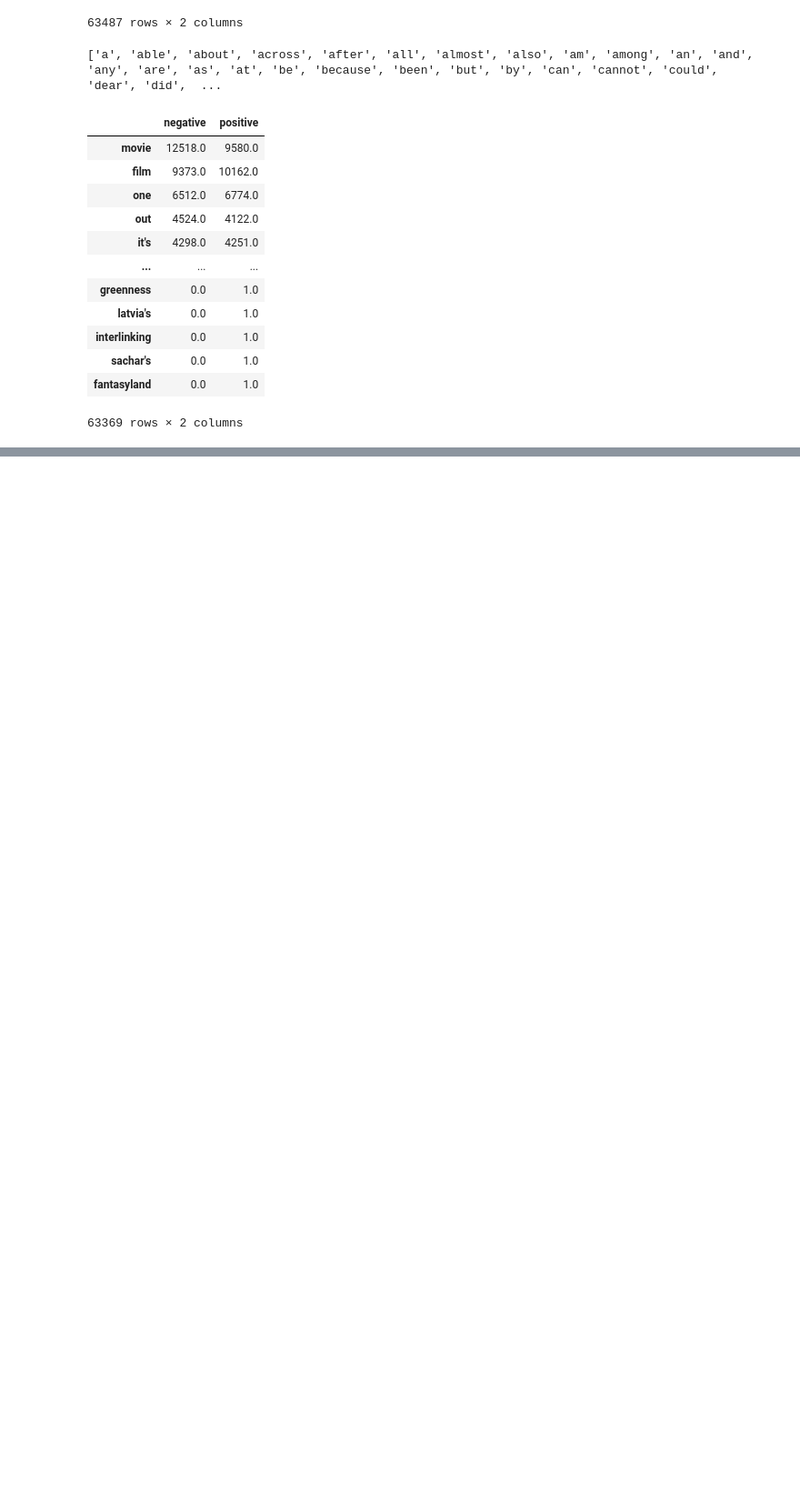
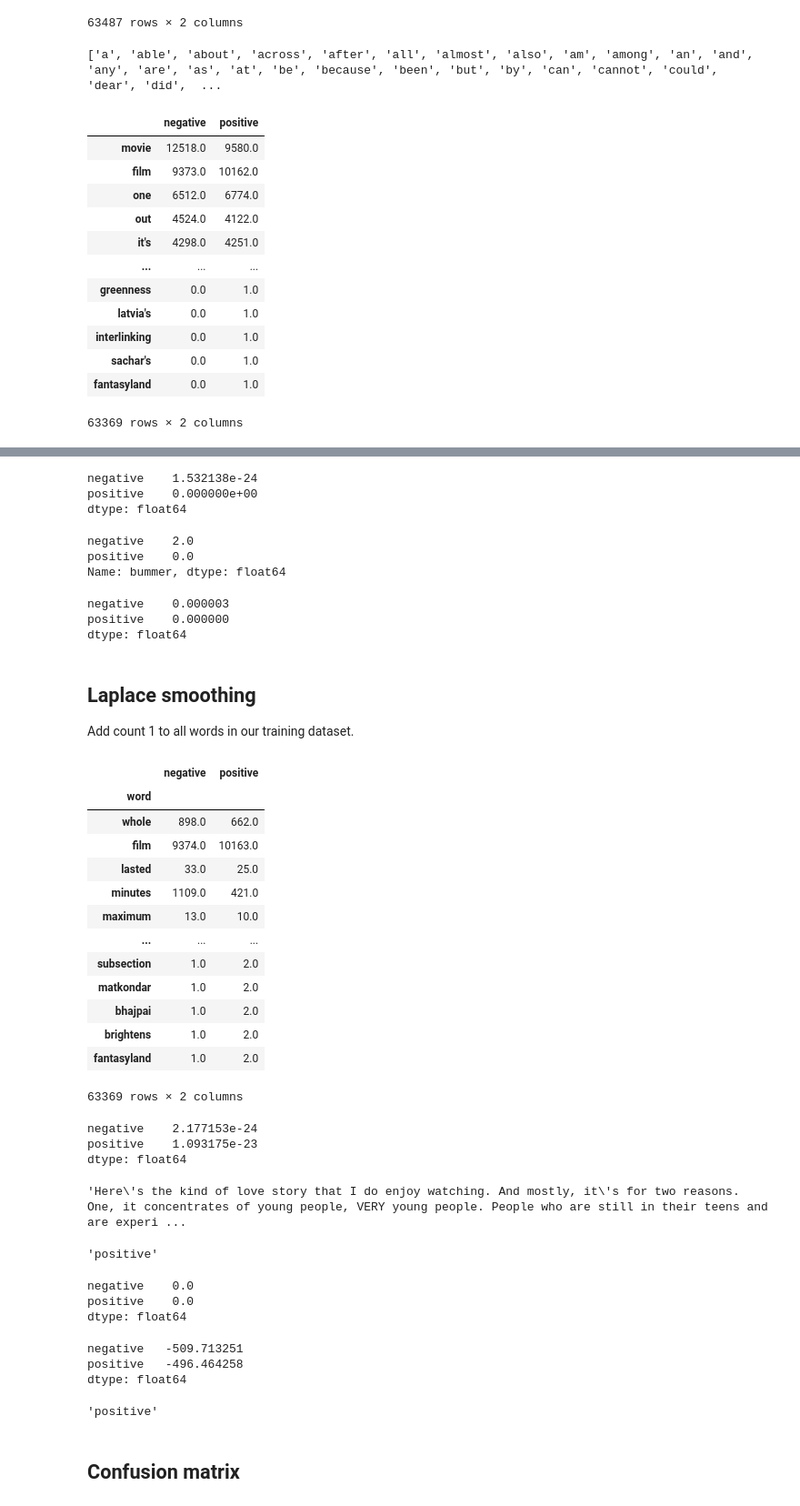
Before and after one commit to MTH548/MTH548, a Jupyter notebook: docs/_static/weekly_notebooks/week_12_class.ipynb, the cells around one changed output, grey strips where cells are left out. Shown at 91% size. Drawn from its saved outputs; the diff is of its cells as text; code cells hidden in the pictures; blank space fills up the shorter version.

```diff
--- a/docs/_static/weekly_notebooks/week_12_class.ipynb
+++ b/docs/_static/weekly_notebooks/week_12_class.ipynb
@@ -426,0 +582,41 @@ word_counts.sort_values(by="negative", ascending=False)
+# %%
+probs = prod([word_prob(w) for w in words if w in word_counts.index])*class_probs
+probs
+# %% [output]
+negative    1.532138e-24
+positive    0.000000e+00
+dtype: float64
+# %%
+word_counts.loc["bummer"]
+# %% [output]
+negative    2.0
+positive    0.0
+Name: bummer, dtype: float64
+# %%
+word_prob("bummer")
+# %% [output]
+negative    0.000003
+positive    0.000000
+dtype: float64
+# %% [markdown]
+## Laplace smoothing
+
+Add count 1 to all words in our training dataset.
+# %%
+word_counts_lap = word_counts + 1
+word_counts_lap
+# %% [output]
+|  | negative | positive |
+| word |  |  |
+| whole | 898.0 | 662.0 |
+| film | 9374.0 | 10163.0 |
+| lasted | 33.0 | 25.0 |
+| minutes | 1109.0 | 421.0 |
+| maximum | 13.0 | 10.0 |
+| ... | ... | ... |
+| subsection | 1.0 | 2.0 |
+| matkondar | 1.0 | 2.0 |
+| bhajpai | 1.0 | 2.0 |
+| brightens | 1.0 | 2.0 |
+| fantasyland | 1.0 | 2.0 |
+63369 rows × 2 columns
@@ -426,0 +626,25 @@ word_counts.sort_values(by="negative", ascending=False)
+# %%
+probs = prod([word_prob_lap(w) for w in words if w in word_counts_lap.index])*class_probs
+probs
+# %% [output]
+negative    2.177153e-24
+positive    1.093175e-23
+dtype: float64
+# %%
+N = 10000
+long_review = test_df.iloc[N]["review"]
+long_review
+# %% [output]
+'Here\'s the kind of love story that I do enjoy watching. And mostly, it\'s for two reasons. One, it concentrates of young people, VERY young people. People who are still in their teens and are experi ...
+# %%
+test_df.iloc[N]["sentiment"]
+# %% [output]
+'positive'
+# %%
+words = re.findall(r"[a-z']+", long_review.lower())
+probs = prod([word_prob_lap(w) for w in words if w in word_counts_lap.index])*class_probs
+probs
+# %% [output]
+negative    0.0
+positive    0.0
+dtype: float64
@@ -426,0 +655,12 @@ word_counts.sort_values(by="negative", ascending=False)
+# %%
+log_probs
+# %% [output]
+negative   -509.713251
+positive   -496.464258
+dtype: float64
+# %%
+log_probs.idxmax()
+# %% [output]
+'positive'
+# %% [markdown]
+## Confusion matrix
```
Also changed, not shown: parts of 25 cells of this notebook, 7 other files.
